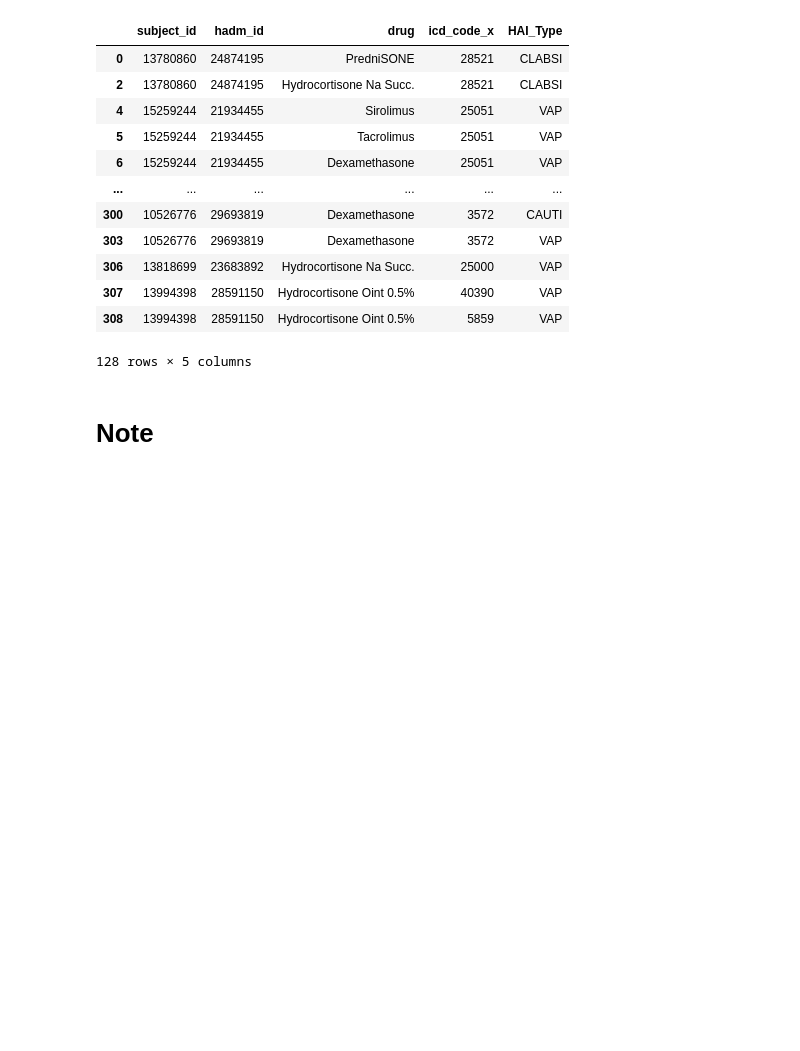
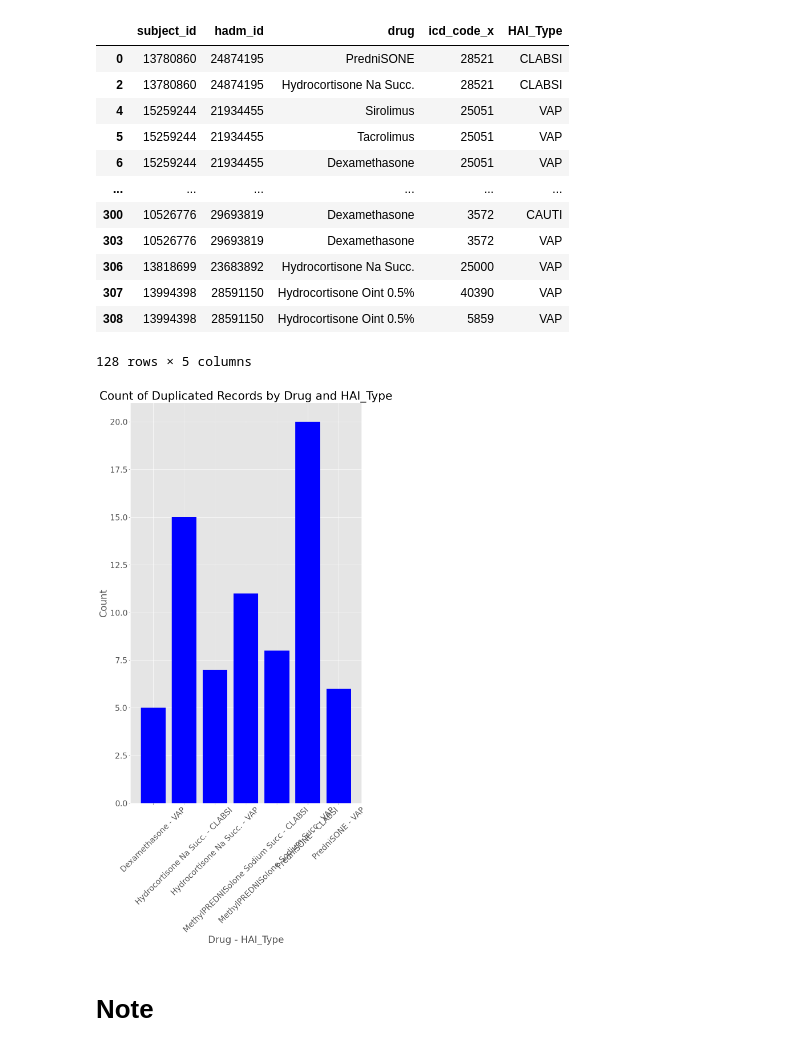
Before and after one commit to wdemichele/COMP90089-VAP-Diagnosis, a Jupyter notebook: HAI_Basic_Info.ipynb, the cells around one changed output. Saved outputs shown, nothing was run; the diff lists cells and outputs as text; code cells hidden in the pictures; blank space fills up the shorter version.

```diff
--- a/HAI_Basic_Info.ipynb
+++ b/HAI_Basic_Info.ipynb
@@ -721,5 +723,31 @@ distinct_records_df
 | 307 | 13994398 | 28591150 | Hydrocortisone Oint 0.5% | 40390 | VAP |
 | 308 | 13994398 | 28591150 | Hydrocortisone Oint 0.5% | 5859 | VAP |
 128 rows × 5 columns
+# %%
+df3 = pd.DataFrame(distinct_records_df)
+
+# Group by 'drug' and 'HAI_Type' and count the occurrences
+counts = df3.groupby(['drug', 'HAI_Type']).size().reset_index(name='count')
+#pick only those drug count > 4
+counts = counts[counts['count'] > 4]
+# Create a bar plot
+plt.figure(figsize=(10, 20))
+plt.bar(
+    counts['drug'] + ' - ' + counts['HAI_Type'],  # x-axis labels
+    counts['count'],                             # heights of bars
+    color='blue',                                # color of bars
+)
+
+# Add labels and title
+plt.xlabel('Drug - HAI_Type')
+plt.ylabel('Count')
+plt.title('Count of Duplicated Records by Drug and HAI_Type')
+
+# Show the plot
+plt.xticks(rotation=45)  # Rotate x-axis labels for better readability
+plt.tight_layout()       # Ensure labels fit in the plot
+plt.show()
+# %% [output]
+[figure, added]
 # %% [markdown]
 # Note
```
Also changed, not shown: parts of 1 cell of this notebook.
